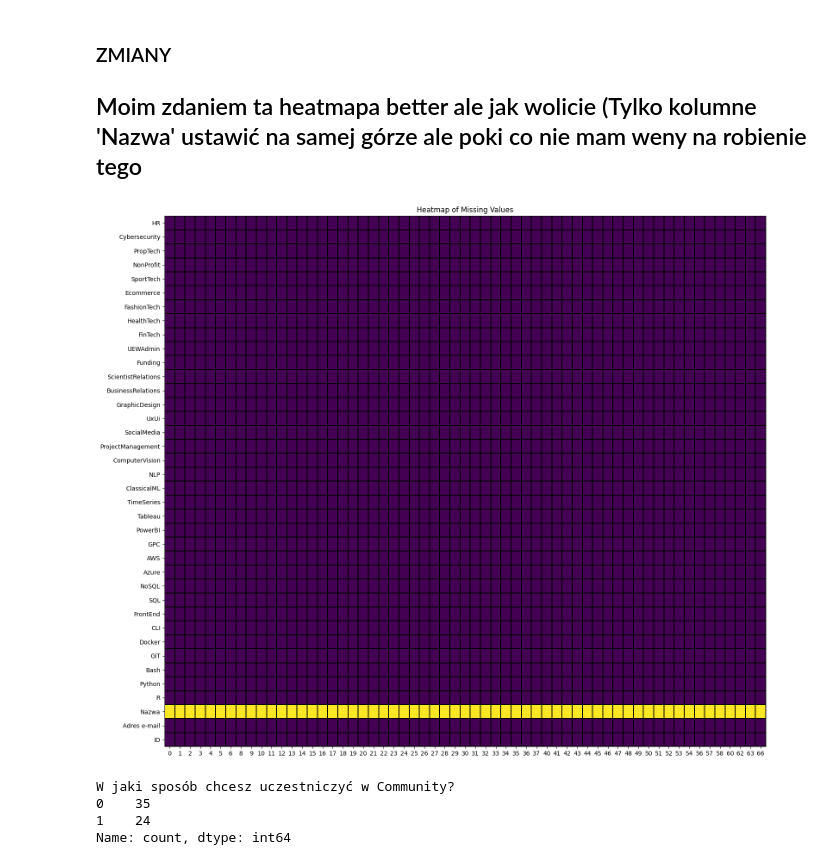
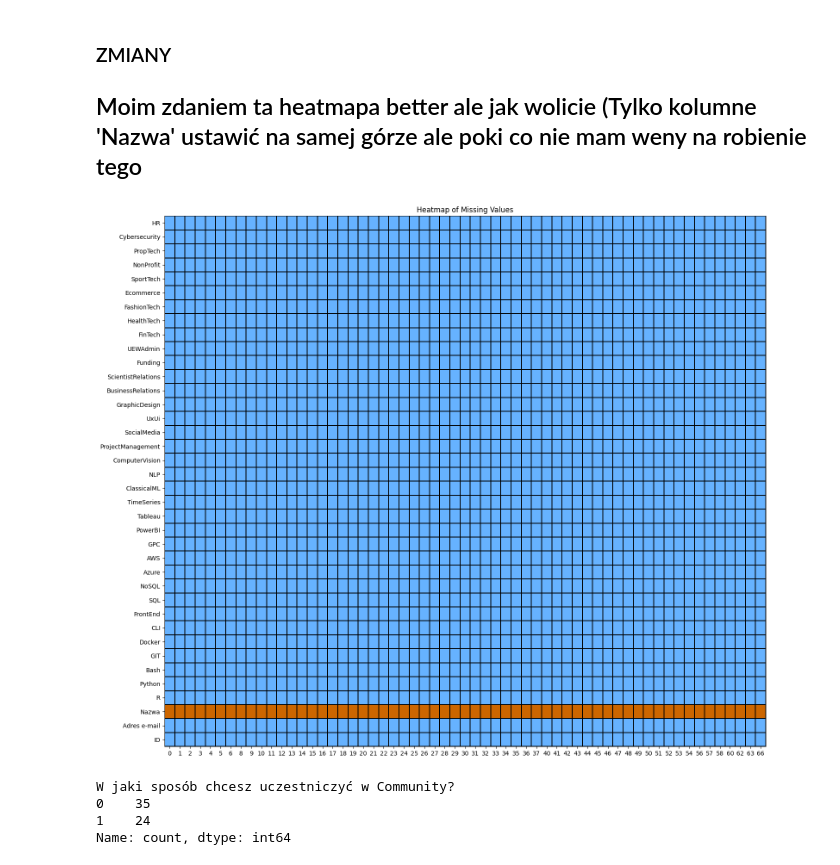
Before and after one commit to Mghd269/DMI-Project, a Jupyter notebook: notebooks/01_data_preprocesing.ipynb, the cells around one changed output. Cells and saved outputs as stored; diff of their text form; code cells hidden in the pictures.

```diff
--- a/notebooks/01_data_preprocesing.ipynb
+++ b/notebooks/01_data_preprocesing.ipynb
@@ -303,29 +303,37 @@ plt.show()
 # %%
 
 missing_values = df_filtered2.isnull()
 
 # Transpose the missing values DataFrame
 transposed_missing_values = missing_values.T
 transposed_missing_values = transposed_missing_values.drop('W jaki sposób chcesz uczestniczyć w Community?')
 
 
+colors_1 = ['#66B2FF', '#CC6600']
+
+
+
+# Create custom colormap
+cmap_1 = ListedColormap(colors_1)
+
+
 # Plot the heatmap using pcolormesh
 plt.figure(figsize=(18, 16))
 ax = plt.gca()
-cax = ax.pcolormesh(transposed_missing_values, cmap='viridis', edgecolors='k', linewidth=0.01)
+cax = ax.pcolormesh(transposed_missing_values, cmap=cmap_1, edgecolors='k', linewidth=0.01)
 
 # Set the ticks and labels
 ax.set_xticks(np.arange(transposed_missing_values.shape[1]) + 0.5, minor=False)
 ax.set_yticks(np.arange(transposed_missing_values.shape[0]) + 0.5, minor=False)
 ax.set_xticklabels(transposed_missing_values.columns, rotation=0)
 ax.set_yticklabels(transposed_missing_values.index)
 
 plt.title('Heatmap of Missing Values')
 
 
 plt.show()
 # %% [output]
-[figure, old version]
+[figure, new version]
 # %%
 encoder = LabelEncoder()
 df_filtered2['W jaki sposób chcesz uczestniczyć w Community?'] = df_filtered2['W jaki sposób chcesz uczestniczyć w Community?'].astype('category')
```
